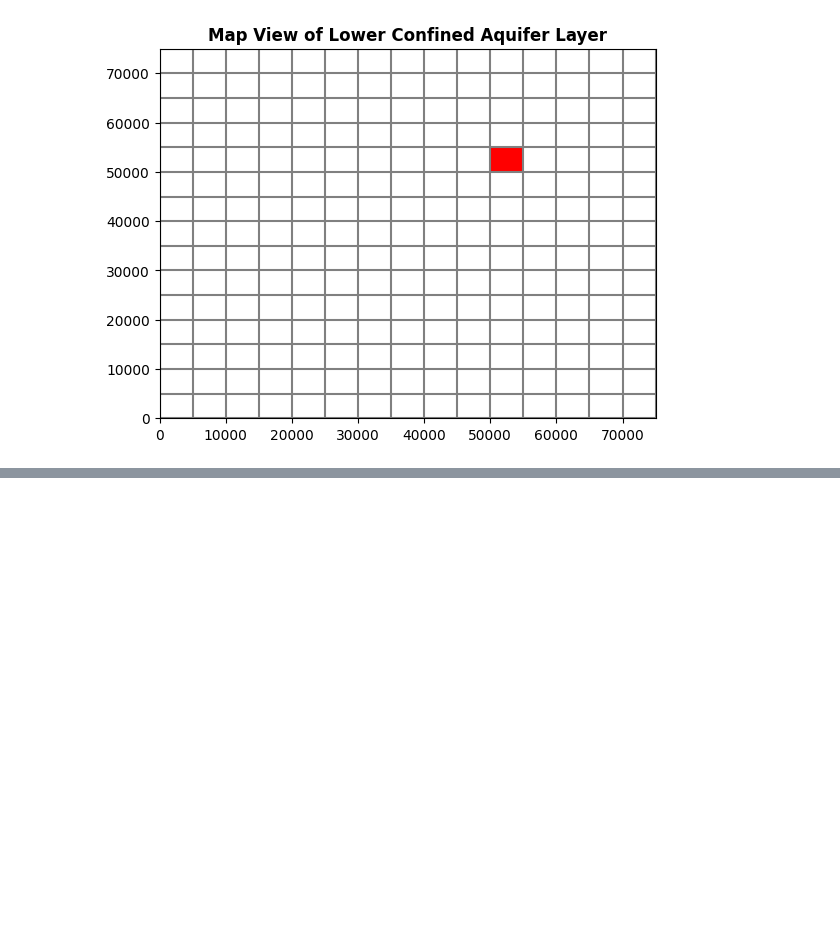
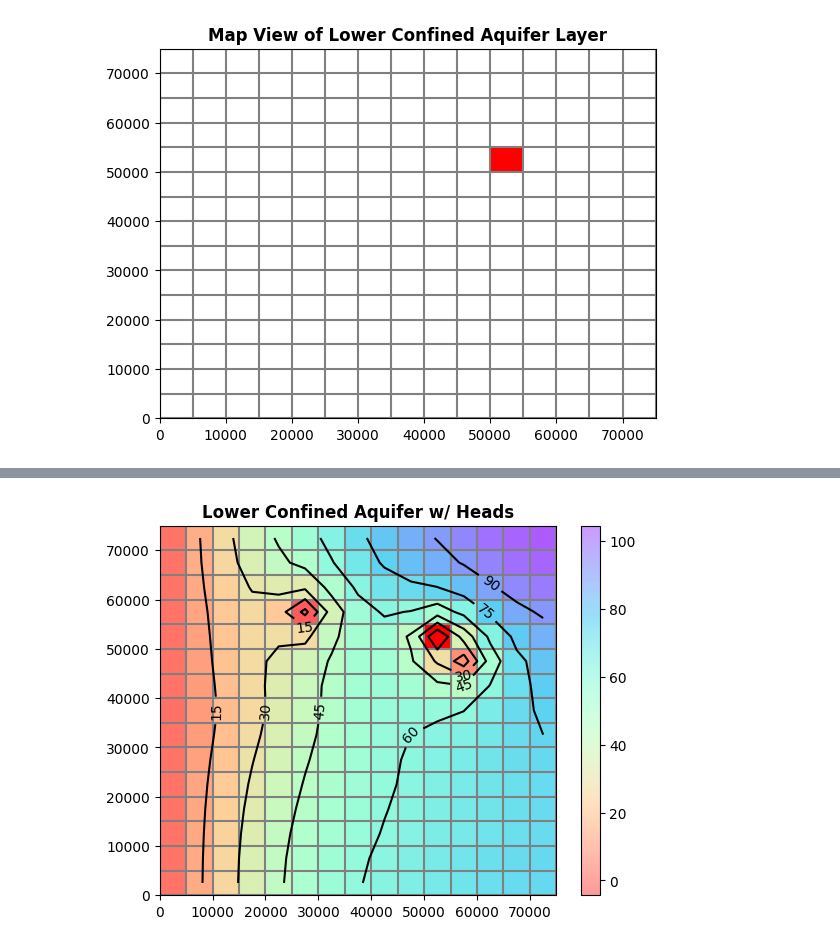
Before and after one commit to dannbuckley/flopy_mf6_work, a Jupyter notebook: notebooks/testing/gwf_twri01/gwf_twri01.ipynb, the cells around one changed output, grey strips where cells are left out. Saved outputs shown, nothing was run; the diff lists cells and outputs as text; code cells hidden in the pictures; blank space fills up the shorter version.

```diff
--- a/notebooks/testing/gwf_twri01/gwf_twri01.ipynb
+++ b/notebooks/testing/gwf_twri01/gwf_twri01.ipynb
@@ -119,2 +127,6 @@ ex_sim.plot_mapview_lower_confined();
+# %%
+ex_sim.plot_heads_lower_confined();
+# %% [output]
+[figure, added]
 # %%
 ex_sim.simulation.delete_output_files()
```
Also changed, not shown: parts of 3 cells of this notebook, 15 other files.
